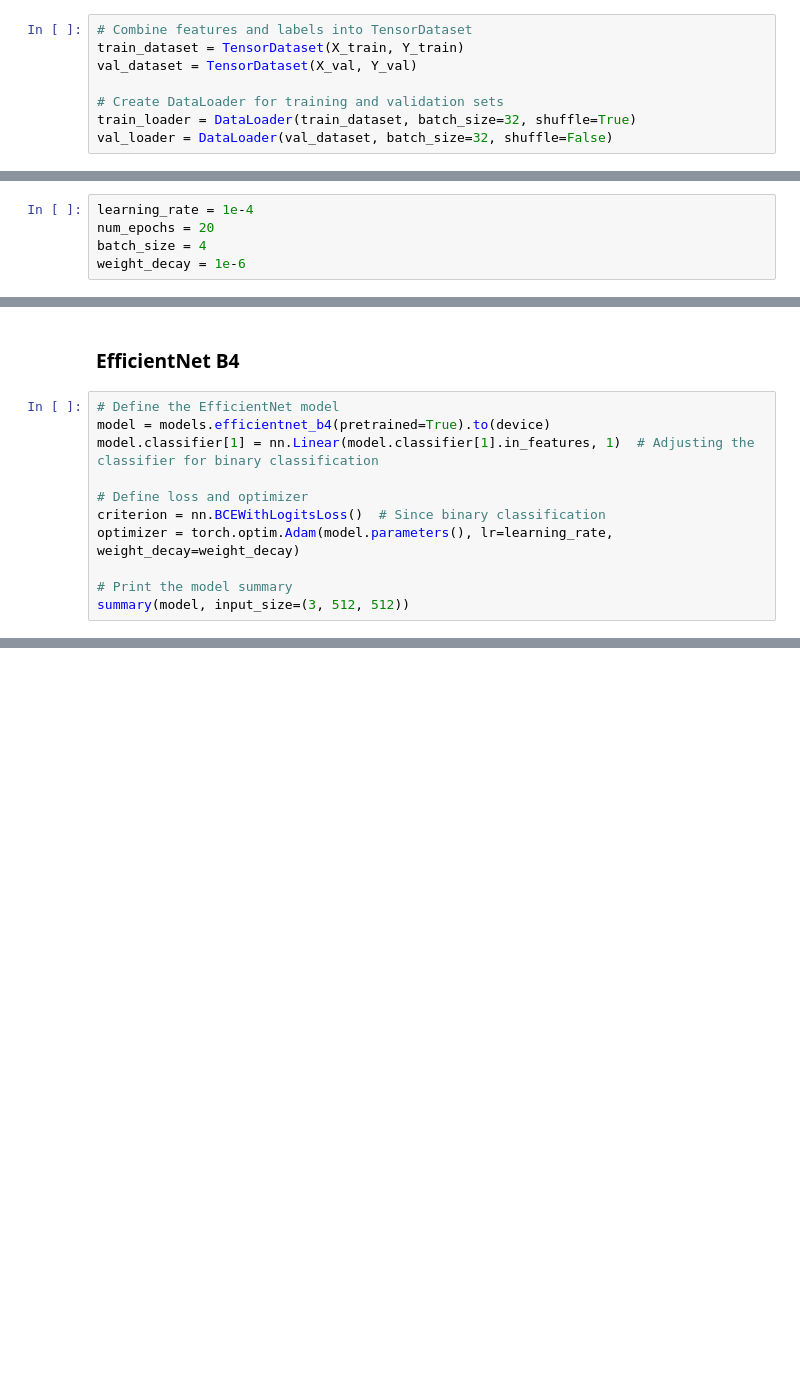
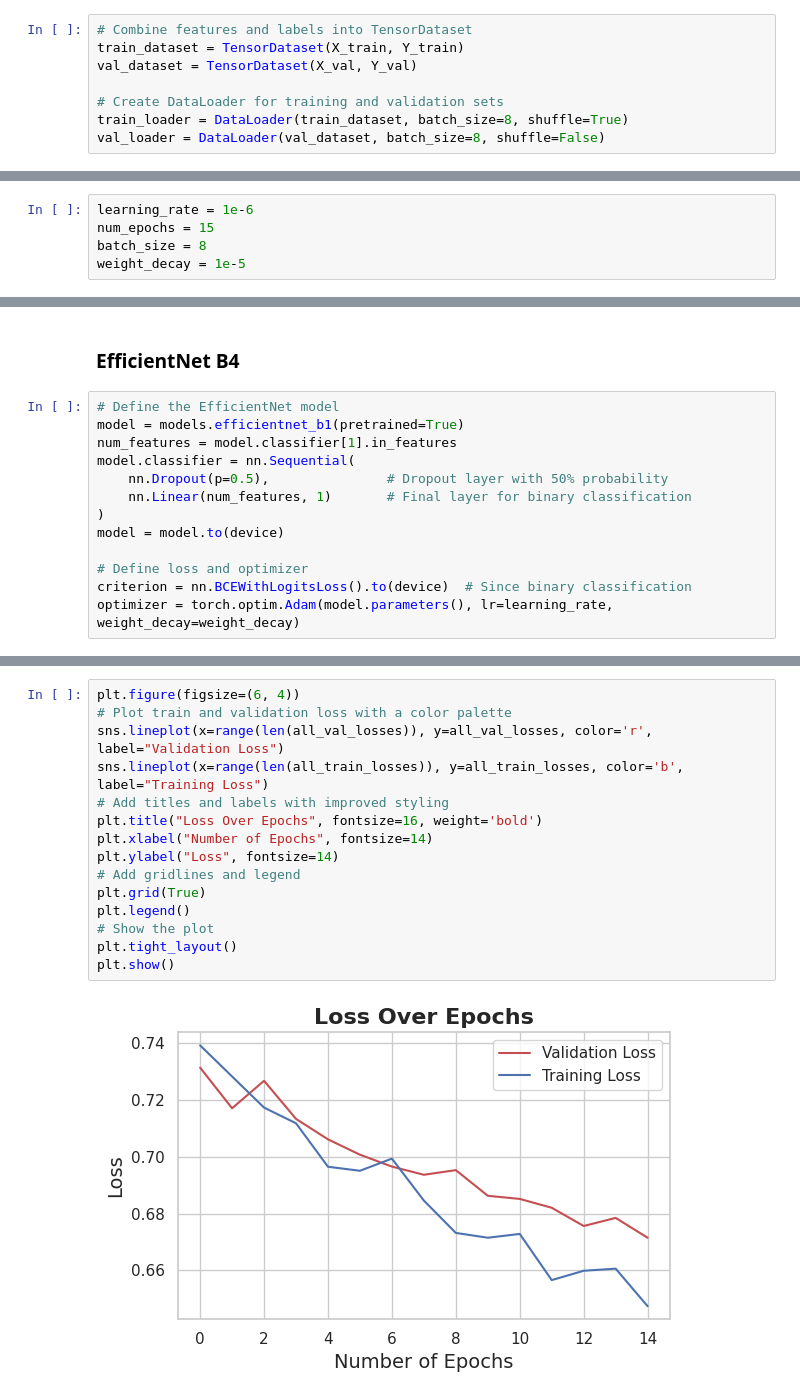
Before and after one commit to Andrea-gt/blood-clots, a Jupyter notebook: mayo-clinic-strip-ai.ipynb, the cells around one changed output, grey strips where cells are left out. Cells and saved outputs as stored; diff of their text form; blank space fills up the shorter version.

Commit message:
feat: EfficientNet Implementation & Performance

```diff
--- a/mayo-clinic-strip-ai.ipynb
+++ b/mayo-clinic-strip-ai.ipynb
@@ -628,15 +662,15 @@ train_dataset = TensorDataset(X_train, Y_train)
 val_dataset = TensorDataset(X_val, Y_val)
 
 # Create DataLoader for training and validation sets
-train_loader = DataLoader(train_dataset, batch_size=32, shuffle=True)
-val_loader = DataLoader(val_dataset, batch_size=32, shuffle=False)
+train_loader = DataLoader(train_dataset, batch_size=8, shuffle=True)
+val_loader = DataLoader(val_dataset, batch_size=8, shuffle=False)
 # %% [markdown]
 ## **(6) CNN Model Generation**
 # %%
-learning_rate = 1e-4
-num_epochs = 20
-batch_size = 4
-weight_decay = 1e-6
+learning_rate = 1e-6
+num_epochs = 15
+batch_size = 8
+weight_decay = 1e-5
 # %%
 class EarlyStopping:
     def __init__(self, patience=5, delta=0):
@@ -667,12 +701,14 @@ class EarlyStopping:
 ### **EfficientNet B4**
 # %%
 # Define the EfficientNet model
-model = models.efficientnet_b4(pretrained=True).to(device)
-model.classifier[1] = nn.Linear(model.classifier[1].in_features, 1)  # Adjusting the classifier for binary classification
+model = models.efficientnet_b1(pretrained=True)
+num_features = model.classifier[1].in_features
+model.classifier = nn.Sequential(
+    nn.Dropout(p=0.5),               # Dropout layer with 50% probability
+    nn.Linear(num_features, 1)       # Final layer for binary classification
+)
+model = model.to(device)
 
 # Define loss and optimizer
-criterion = nn.BCEWithLogitsLoss()  # Since binary classification
+criterion = nn.BCEWithLogitsLoss().to(device)  # Since binary classification
 optimizer = torch.optim.Adam(model.parameters(), lr=learning_rate, weight_decay=weight_decay)
-
-# Print the model summary
-summary(model, input_size=(3, 512, 512))
@@ -723,0 +791,17 @@ early_stopping.load_best_model(model)
+# %%
+plt.figure(figsize=(6, 4))
+# Plot train and validation loss with a color palette
+sns.lineplot(x=range(len(all_val_losses)), y=all_val_losses, color='r', label="Validation Loss")
+sns.lineplot(x=range(len(all_train_losses)), y=all_train_losses, color='b', label="Training Loss")
+# Add titles and labels with improved styling
+plt.title("Loss Over Epochs", fontsize=16, weight='bold')
+plt.xlabel("Number of Epochs", fontsize=14)
+plt.ylabel("Loss", fontsize=14)
+# Add gridlines and legend
+plt.grid(True)
+plt.legend()
+# Show the plot
+plt.tight_layout()
+plt.show()
+# %% [output]
+[figure, added]
```
Also changed, not shown: parts of 12 cells of this notebook.
